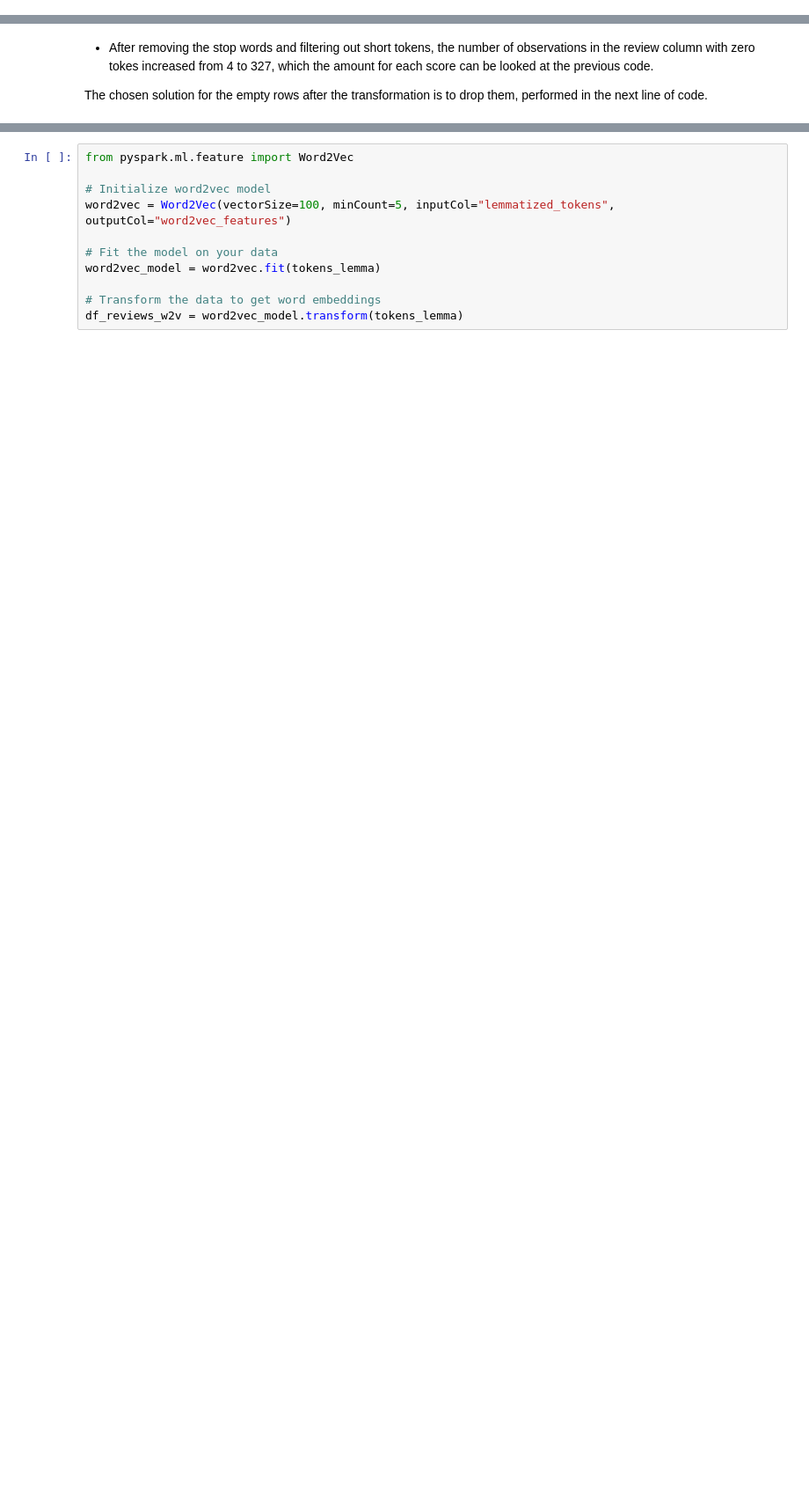
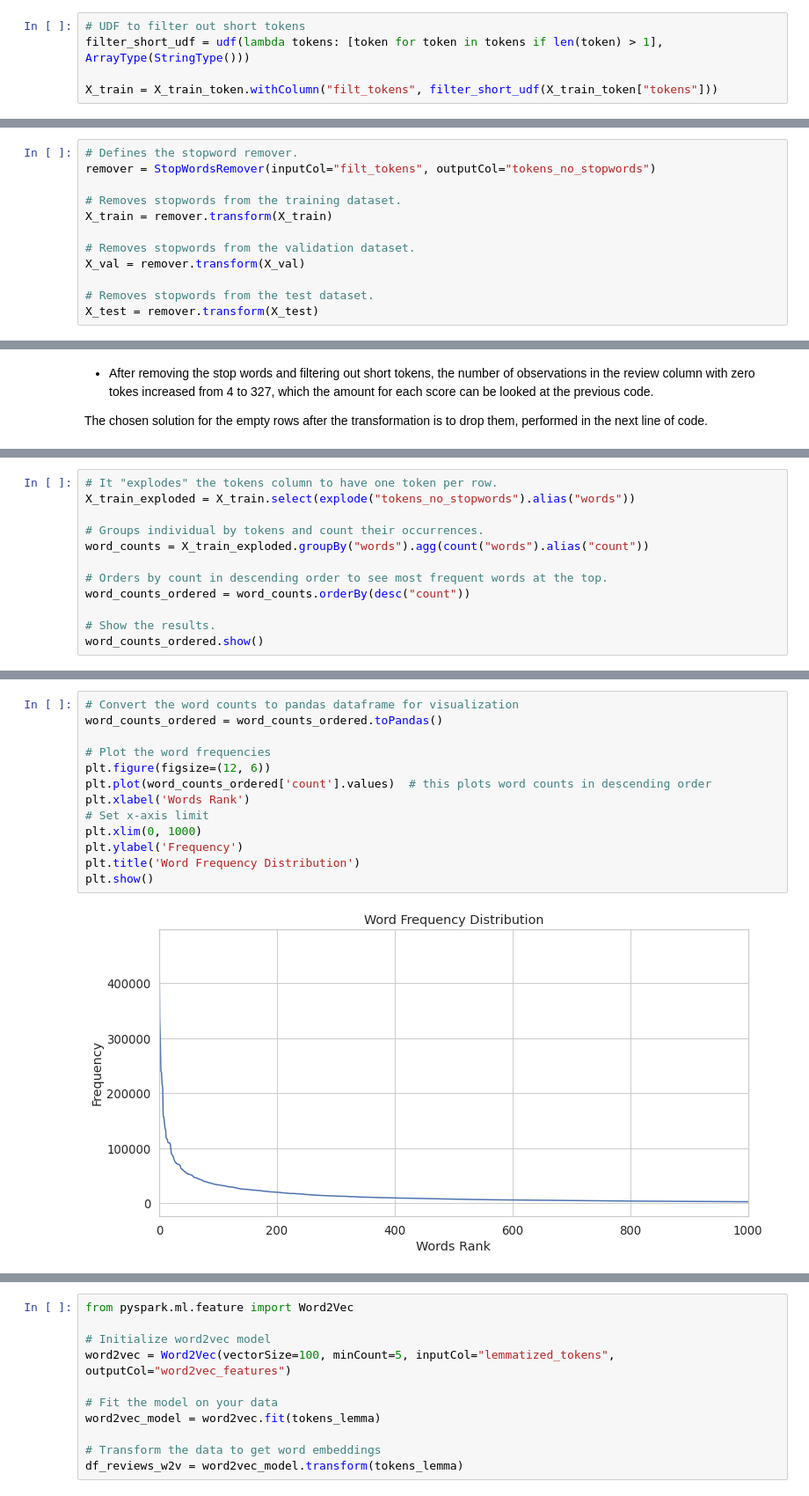
Before and after one commit to nozomu2020264/MSc---DA-C.A.-1---2nd-Semester-, a Jupyter notebook: Msc DA - CA 1 - 2nd Semester - Nozomu - 2020264.ipynb, the cells around one changed output, grey strips where cells are left out. Shown at 88% size. Cells and saved outputs as stored; diff of their text form; blank space fills up the shorter version.

```diff
--- a/Msc DA - CA 1 - 2nd Semester - Nozomu - 2020264.ipynb
+++ b/Msc DA - CA 1 - 2nd Semester - Nozomu - 2020264.ipynb
@@ -706,0 +653,5 @@ result.show()
+# %%
+# UDF to filter out short tokens
+filter_short_udf = udf(lambda tokens: [token for token in tokens if len(token) > 1], ArrayType(StringType()))
+
+X_train = X_train_token.withColumn("filt_tokens", filter_short_udf(X_train_token["tokens"]))
@@ -706,0 +663,12 @@ result.show()
+# %%
+# Defines the stopword remover.
+remover = StopWordsRemover(inputCol="filt_tokens", outputCol="tokens_no_stopwords")
+
+# Removes stopwords from the training dataset.
+X_train = remover.transform(X_train)
+
+# Removes stopwords from the validation dataset.
+X_val = remover.transform(X_val)
+
+# Removes stopwords from the test dataset.
+X_test = remover.transform(X_test)
@@ -764,0 +705,12 @@ tokens_lemma = non_empty_reviews.withColumn("lemmatized_tokens", lemmatize_udf(t
+# %%
+# It "explodes" the tokens column to have one token per row.
+X_train_exploded = X_train.select(explode("tokens_no_stopwords").alias("words"))
+
+# Groups individual by tokens and count their occurrences.
+word_counts = X_train_exploded.groupBy("words").agg(count("words").alias("count"))
+
+# Orders by count in descending order to see most frequent words at the top.
+word_counts_ordered = word_counts.orderBy(desc("count"))
+
+# Show the results.
+word_counts_ordered.show()
@@ -764,0 +738,15 @@ tokens_lemma = non_empty_reviews.withColumn("lemmatized_tokens", lemmatize_udf(t
+# %%
+# Convert the word counts to pandas dataframe for visualization
+word_counts_ordered = word_counts_ordered.toPandas()
+
+# Plot the word frequencies
+plt.figure(figsize=(12, 6))
+plt.plot(word_counts_ordered['count'].values)  # this plots word counts in descending order
+plt.xlabel('Words Rank')
+# Set x-axis limit
+plt.xlim(0, 1000)
+plt.ylabel('Frequency')
+plt.title('Word Frequency Distribution')
+plt.show()
+# %% [output]
+[figure, added]
```
Also changed, not shown: parts of 77 cells of this notebook.
